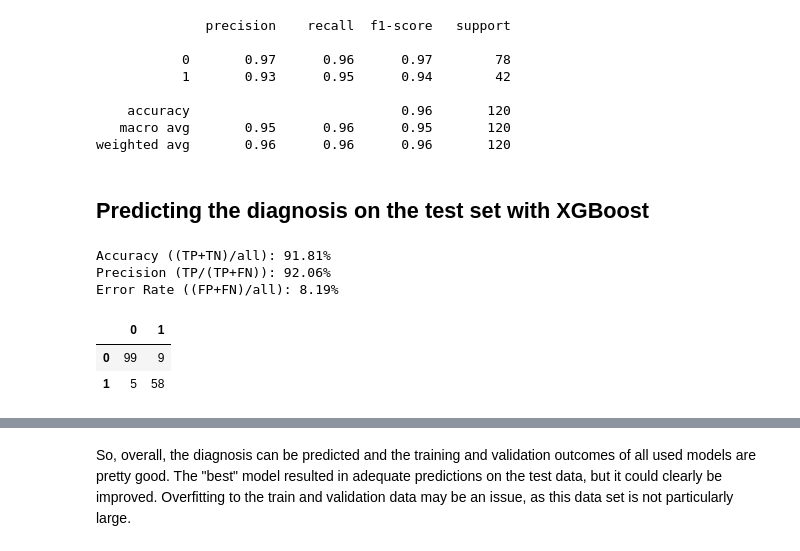
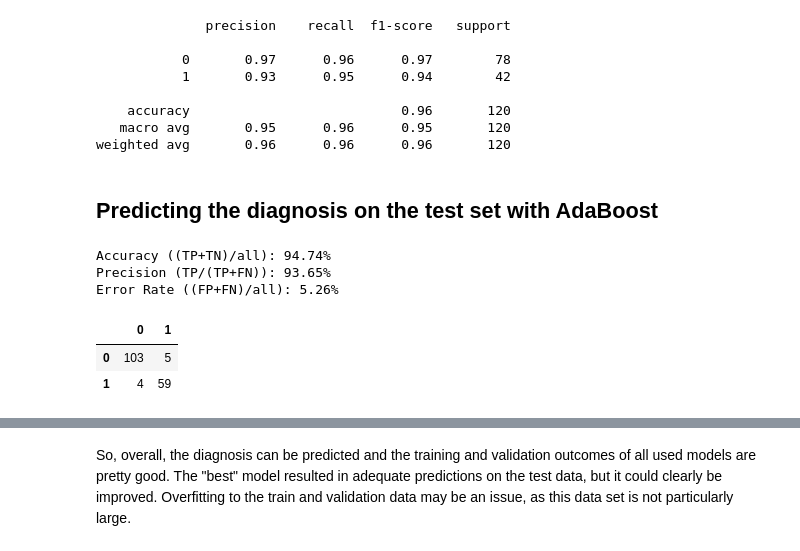
Before and after one commit to sikaep/public_repo, a Jupyter notebook: ML_breast_cancer.ipynb, the cells around one changed output, grey strips where cells are left out. Drawn from its saved outputs; the diff is of its cells as text; code cells hidden in the pictures.

```diff
--- a/ML_breast_cancer.ipynb
+++ b/ML_breast_cancer.ipynb
@@ -651,11 +650,11 @@ importances_ada.sort_values(by='importance', ascending=False)
 ada = AdaBoostClassifier()
 
 param_grid_random = {
-    'n_estimators': [50, 100, 150, 200],
+    'n_estimators': [50, 100, 150, 200, 500],
     'learning_rate': [0.1, 0.5, 1, 1.5]}
 # %%
 ada_rs = RandomizedSearchCV(ada, param_grid_random,
-                            n_iter=100, cv=5, scoring='roc_auc', n_jobs=-1)
+                             cv=5, scoring='roc_auc', n_jobs=-1)
 ada_rs.fit(X_train, y_train.Outcome)
 # %% [output]
 RandomizedSearchCV(cv=5, error_score='raise-deprecating',
@@ -694,8 +694,8 @@ scores_ada_rs.mean()
 # setup grid with results similar to random search outcomes
 
 param_grid = {
-    'n_estimators': [80, 100, 12],
-    'learning_rate': [0.8, 1, 1.2, 1.4]
+    'n_estimators': [70, 80, 90, 100, 110, 120],
+    'learning_rate': [0.8, 1, 1.2]
 }
 # %%
 # Build Grid Search model
@@ -734,8 +734,7 @@ scores_ada_gs.mean()
 # %% [markdown]
 ### Optimized AdaClassifier
 # %%
-clf_ada_best = AdaBoostClassifier(algorithm='SAMME.R', base_estimator=None, learning_rate=1,
-                                  n_estimators=80, random_state=None).fit(X_train, y_train.Outcome)
+clf_ada_best = ada_gs.best_estimator_.fit(X_train, y_train.Outcome).fit(X_train, y_train.Outcome)
 
 clf_ada_best_scores = cross_val_score(
     clf_ada_best, X_train, y_train.Outcome, cv=5)
@@ -985,35 +985,35 @@ print(classification_report(y_val, predictions_gxb))
    macro avg       0.95      0.96      0.95       120
 weighted avg       0.96      0.96      0.96       120
 # %% [markdown]
-## Predicting the diagnosis on the test set with XGBoost
+## Predicting the diagnosis on the test set with AdaBoost
 # %%
-predictions_gxb = clf_xgb_best.predict(X_test)
+predictions_ada = clf_ada_best.predict(X_test)
 
 # evaluate predictions
-confusion_gxb = pd.DataFrame(confusion_matrix(y_test.Outcome, predictions_gxb))
+confusion_ada = pd.DataFrame(confusion_matrix(y_test.Outcome, predictions_ada))
 
 
-Precision = confusion_gxb.loc[1, 1]/(confusion_gxb.loc[1, 1]+confusion_gxb.loc[1, 0])*100
+Precision = confusion_ada.loc[1, 1]/(confusion_ada.loc[1, 1]+confusion_ada.loc[1, 0])*100
 
-ER = (confusion_gxb.loc[1, 0]+confusion_gxb.loc[0, 1])/(confusion_gxb.loc[1, 1] +
-                                                        confusion_gxb.loc[1, 0]+confusion_gxb.loc[0, 1]+confusion_gxb.loc[0, 0])*100
+ER = (confusion_ada.loc[1, 0]+confusion_ada.loc[0, 1])/(confusion_ada.loc[1, 1] +
+                                                        confusion_ada.loc[1, 0]+confusion_ada.loc[0, 1]+confusion_ada.loc[0, 0])*100
 
-Accuracy = (confusion_gxb.loc[1, 1]+confusion_gxb.loc[0, 0])/(confusion_gxb.loc[1, 1] +
-                                                              confusion_gxb.loc[1, 0]+confusion_gxb.loc[0, 1]+confusion_gxb.loc[0, 0])*100
+Accuracy = (confusion_ada.loc[1, 1]+confusion_ada.loc[0, 0])/(confusion_ada.loc[1, 1] +
+                                                              confusion_ada.loc[1, 0]+confusion_ada.loc[0, 1]+confusion_ada.loc[0, 0])*100
 
 print("Accuracy ((TP+TN)/all): " + str(round(Accuracy, 2)) + "%")
 
 print("Precision (TP/(TP+FN)): " + str(round(Precision, 2)) + "%")
 
 print("Error Rate ((FP+FN)/all): " + str(round(ER, 2)) + "%")
 
-confusion_gxb
+confusion_ada
 # %% [output]
-Accuracy ((TP+TN)/all): 91.81%
-Precision (TP/(TP+FN)): 92.06%
-Error Rate ((FP+FN)/all): 8.19%
+Accuracy ((TP+TN)/all): 94.74%
+Precision (TP/(TP+FN)): 93.65%
+Error Rate ((FP+FN)/all): 5.26%
 |  | 0 | 1 |
-| 0 | 99 | 9 |
-| 1 | 5 | 58 |
+| 0 | 103 | 5 |
+| 1 | 4 | 59 |
 # %%
 # get the metrics for the classifications
```
Also changed, not shown: parts of 46 cells of this notebook.
